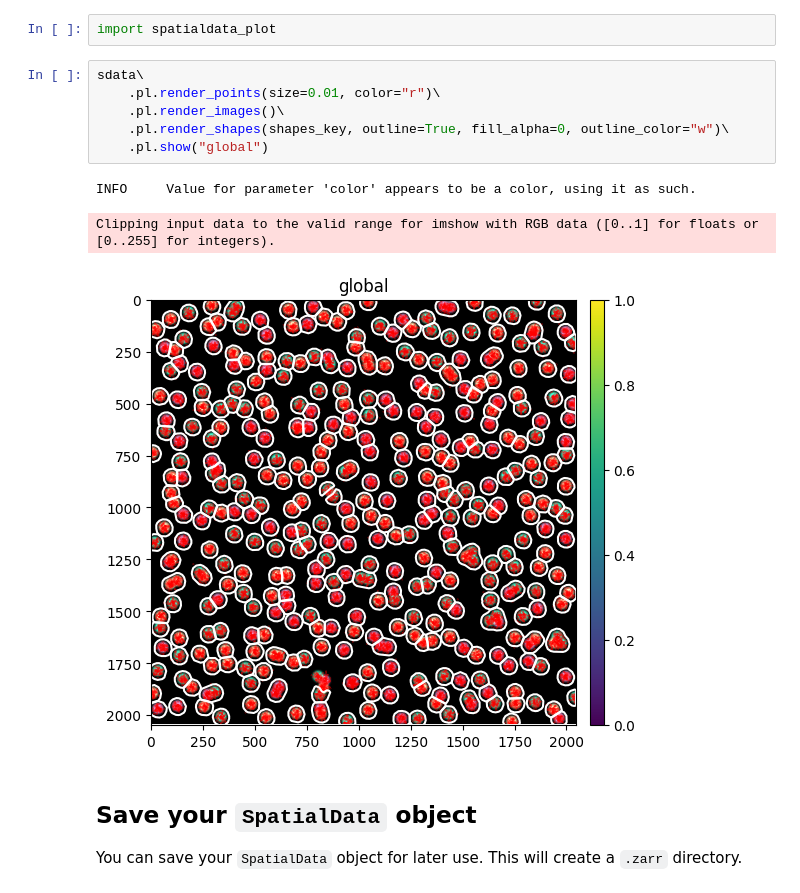
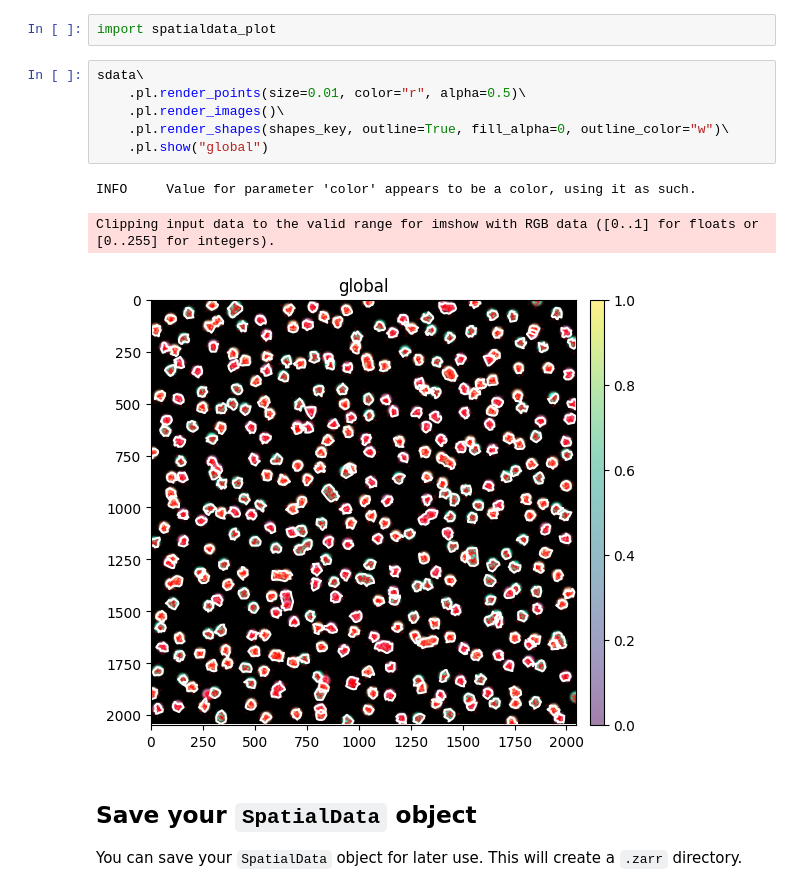
Before and after one commit to passionater0621/sopa, a Jupyter notebook: docs/tutorials/api_usage.ipynb, the cells around one changed output. Drawn from its saved outputs; the diff is of its cells as text.

```diff
--- a/docs/tutorials/api_usage.ipynb
+++ b/docs/tutorials/api_usage.ipynb
@@ -291,14 +293,14 @@ If you have downloaded the Xenium Explorer, you can now open the results in the
 import spatialdata_plot
 # %%
 sdata\
-    .pl.render_points(size=0.01, color="r")\
+    .pl.render_points(size=0.01, color="r", alpha=0.5)\
     .pl.render_images()\
     .pl.render_shapes(shapes_key, outline=True, fill_alpha=0, outline_color="w")\
     .pl.show("global")
 # %% [output]
 INFO     Value for parameter 'color' appears to be a color, using it as such.
 Clipping input data to the valid range for imshow with RGB data ([0..1] for floats or [0..255] for integers).
-[figure, old version]
+[figure, new version]
 # %% [markdown]
 ## Save your `SpatialData` object
 
```
Also changed, not shown: parts of 6 cells of this notebook, 16 other files.
